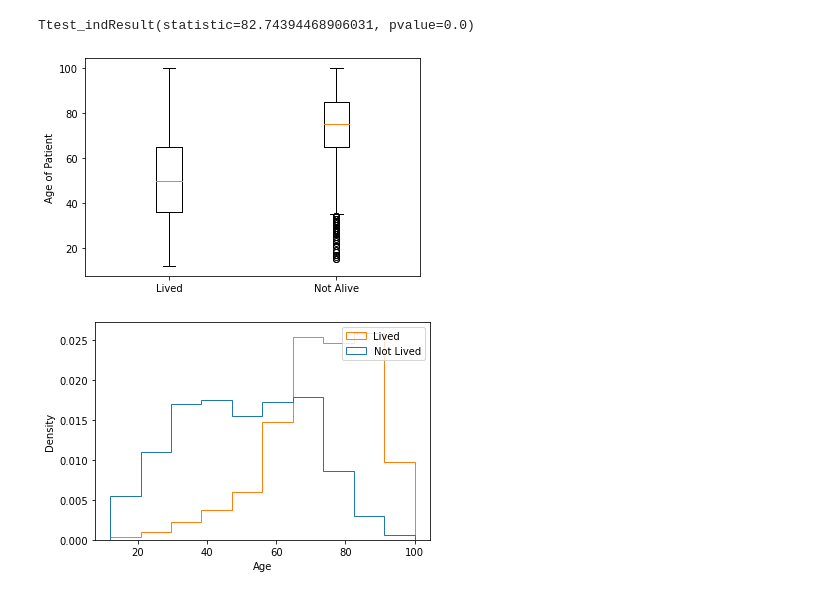
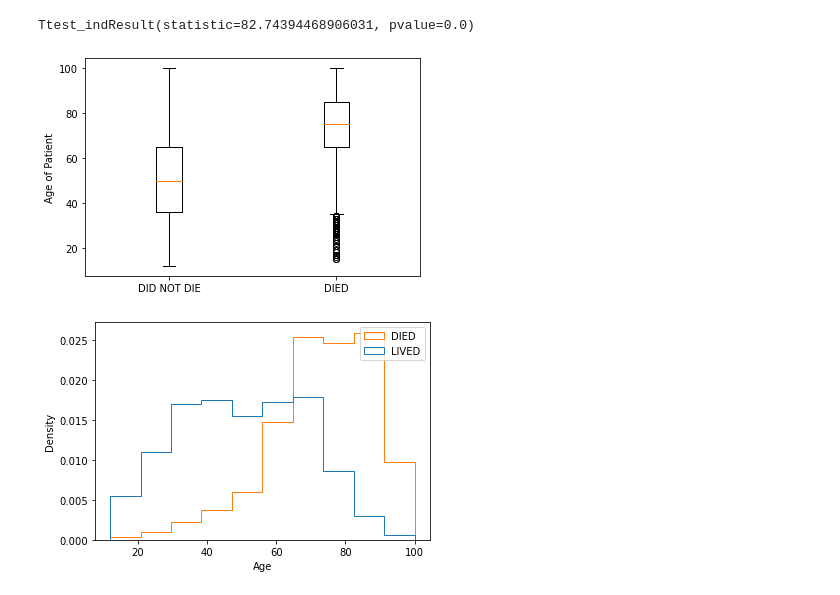
Before and after one commit to DataTortuga/COVID19-Vaccine-Analysis, a Jupyter notebook: Data_Cleaning/COVID19_VACCINE_ADMIN.ipynb, the cells around one changed output. Drawn from its saved outputs; the diff is of its cells as text; code cells hidden in the pictures.

```diff
--- a/Data_Cleaning/COVID19_VACCINE_ADMIN.ipynb
+++ b/Data_Cleaning/COVID19_VACCINE_ADMIN.ipynb
@@ -519,19 +525,19 @@ stats.ttest_ind(df_died['AGE_YRS'].dropna(), df_lived['AGE_YRS'].dropna(), equal
 # %% [output]
 Ttest_indResult(statistic=82.74394468906031, pvalue=0.0)
 # %%
-plt.boxplot([df_lived['AGE_YRS'].dropna(), df_died['AGE_YRS'].dropna()],labels = ['Lived','Not Alive'])
+plt.boxplot([df_lived['AGE_YRS'].dropna(), df_died['AGE_YRS'].dropna()],labels = ['DID NOT DIE','DIED'])
 plt.ylabel('Age of Patient')
 plt.show()
 # %% [output]
-[figure, old version]
+[figure, new version]
 # %%
 plt.hist([df_lived['AGE_YRS'].dropna(), df_died['AGE_YRS'].dropna()],histtype='step',density=True)
 plt.xlabel('Age')
 plt.ylabel('Density')
-plt.legend(['Lived','Not Lived'])
+plt.legend(['DIED','LIVED'])
 plt.show()
 # %% [output]
-[figure, old version]
+[figure, new version]
 # %%
 stats.ttest_ind(df_died['AGE_YRS'].dropna().sample(n=1000), df_lived['AGE_YRS'].dropna().sample(n=1000), equal_var = False)
 # %% [output]
```
Also changed, not shown: parts of 7 cells of this notebook.
